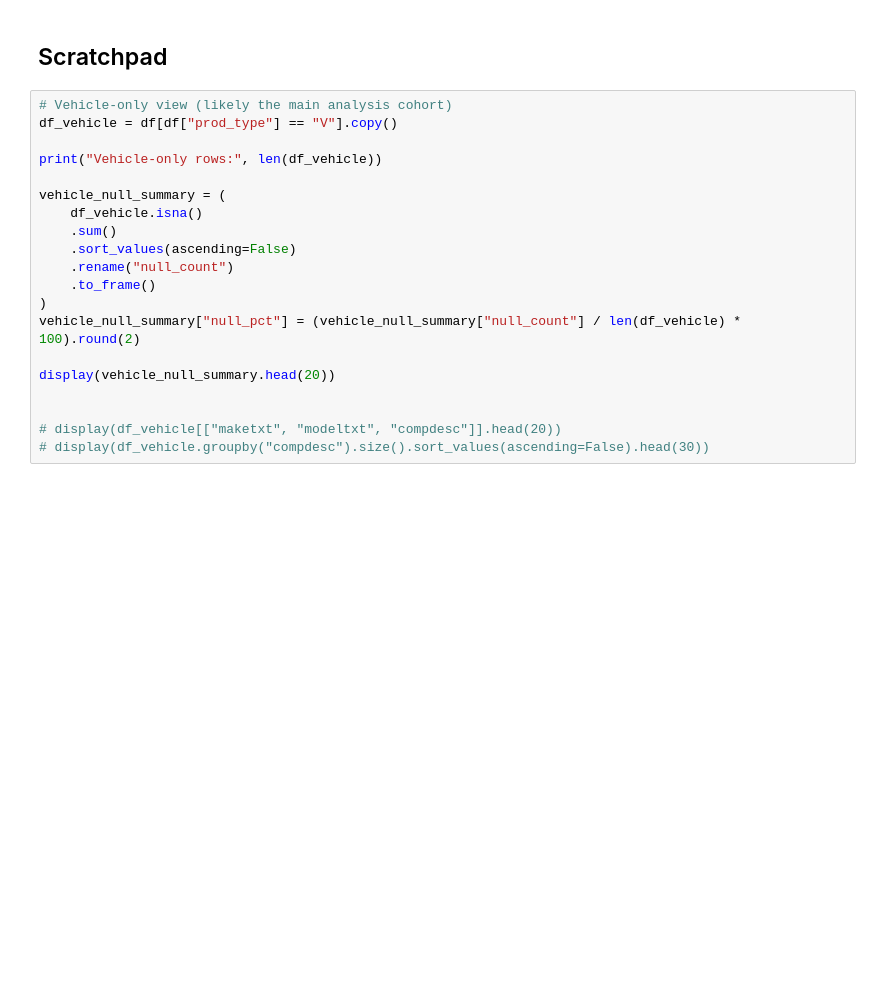
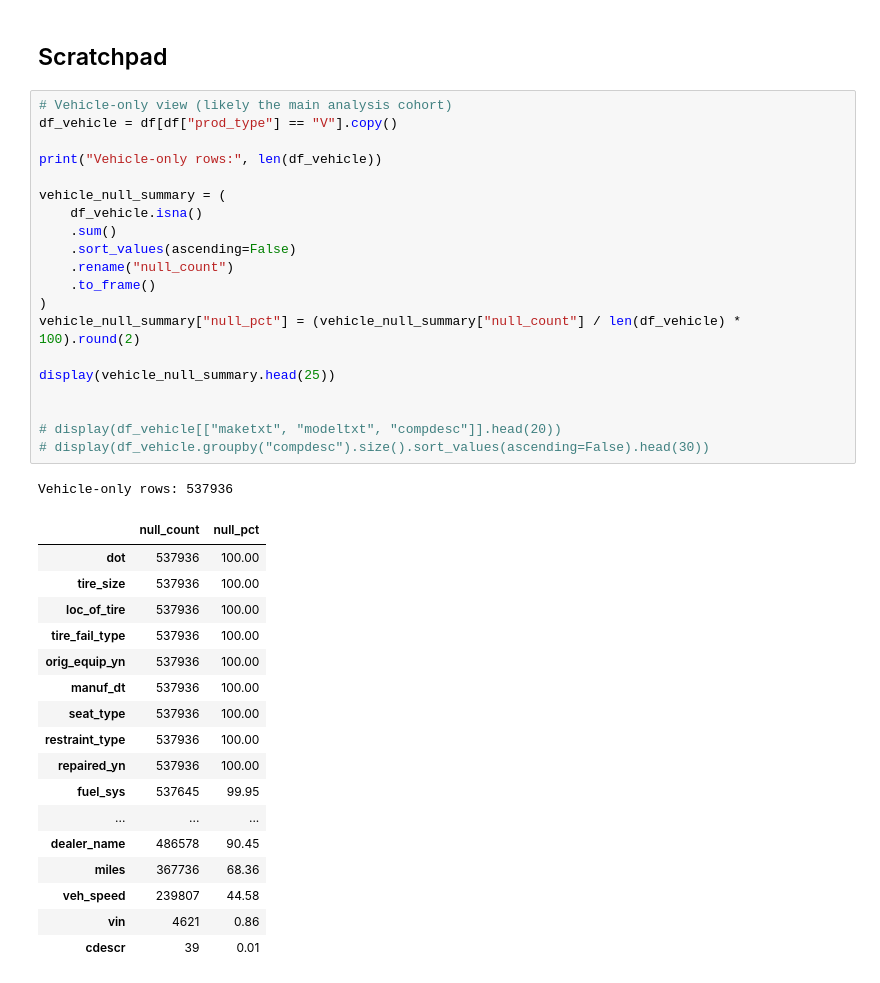
Before and after one commit to DavisM1212/NHTSA-ODI-Complaint-Analytics, a Jupyter notebook: notebooks/EDA.ipynb, the cells around one changed output. Saved outputs shown, nothing was run; the diff lists cells and outputs as text; blank space fills up the shorter version.

```diff
--- a/notebooks/EDA.ipynb
+++ b/notebooks/EDA.ipynb
@@ -120,20 +216,39 @@ display(sparse_candidates)
 # %%
 # Vehicle-only view (likely the main analysis cohort)
 df_vehicle = df[df["prod_type"] == "V"].copy()
 
 print("Vehicle-only rows:", len(df_vehicle))
 
 vehicle_null_summary = (
     df_vehicle.isna()
     .sum()
     .sort_values(ascending=False)
     .rename("null_count")
     .to_frame()
 )
 vehicle_null_summary["null_pct"] = (vehicle_null_summary["null_count"] / len(df_vehicle) * 100).round(2)
 
-display(vehicle_null_summary.head(20))
+display(vehicle_null_summary.head(25))
 
 
 # display(df_vehicle[["maketxt", "modeltxt", "compdesc"]].head(20))
 # display(df_vehicle.groupby("compdesc").size().sort_values(ascending=False).head(30))
+# %% [output]
+Vehicle-only rows: 537936
+|  | null_count | null_pct |
+| dot | 537936 | 100.00 |
+| tire_size | 537936 | 100.00 |
+| loc_of_tire | 537936 | 100.00 |
+| tire_fail_type | 537936 | 100.00 |
+| orig_equip_yn | 537936 | 100.00 |
+| manuf_dt | 537936 | 100.00 |
+| seat_type | 537936 | 100.00 |
+| restraint_type | 537936 | 100.00 |
+| repaired_yn | 537936 | 100.00 |
+| fuel_sys | 537645 | 99.95 |
+| ... | ... | ... |
+| dealer_name | 486578 | 90.45 |
+| miles | 367736 | 68.36 |
+| veh_speed | 239807 | 44.58 |
+| vin | 4621 | 0.86 |
+| cdescr | 39 | 0.01 |
```
Also changed, not shown: parts of 5 cells of this notebook.
